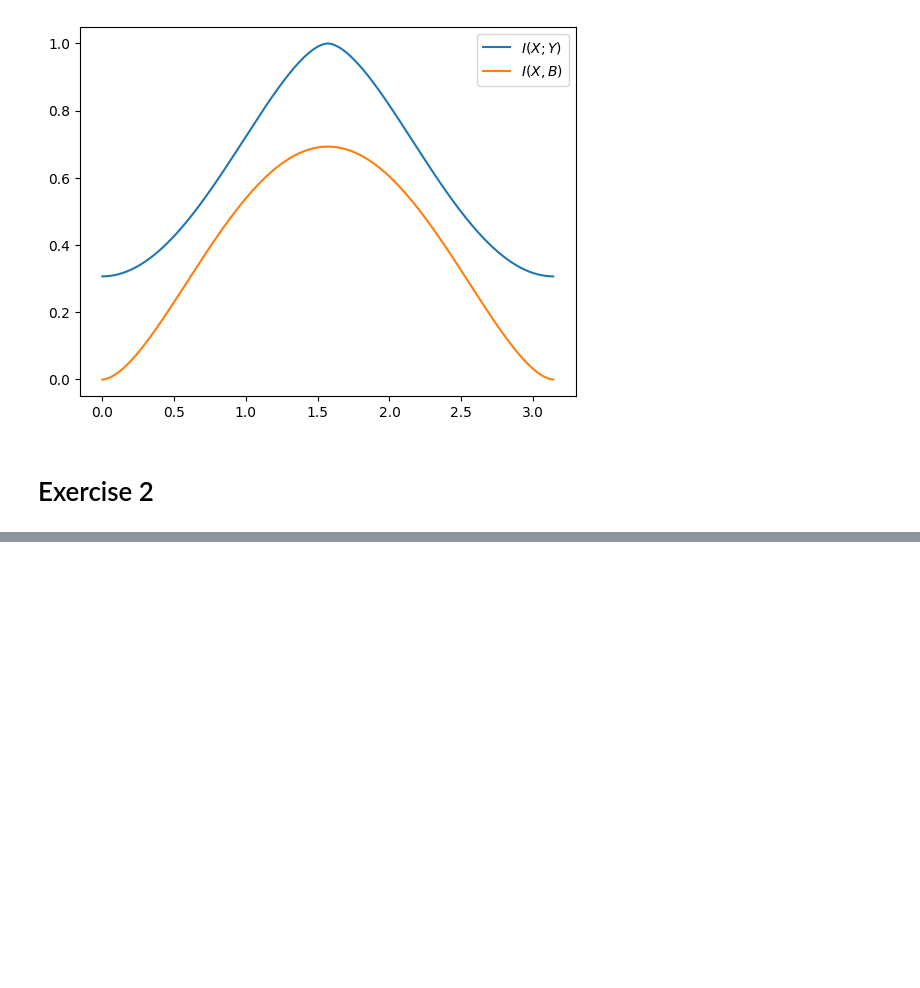
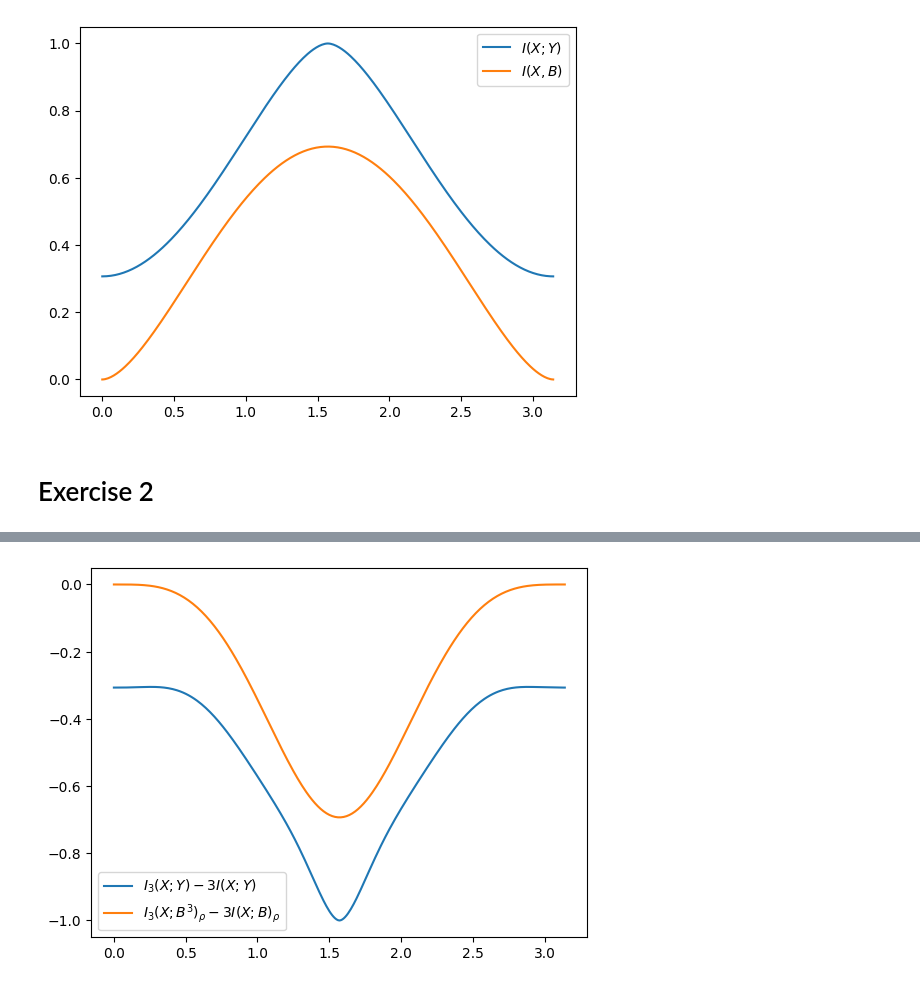
Before and after one commit to pau-torrente/qinfo_homework5, a Jupyter notebook: lhw5_javier.ipynb, the cells around one changed output, grey strips where cells are left out. Saved outputs shown, nothing was run; the diff lists cells and outputs as text; code cells hidden in the pictures; blank space fills up the shorter version.

```diff
--- a/lhw5_javier.ipynb
+++ b/lhw5_javier.ipynb
@@ -84,7 +84,7 @@ def p_ycondx(state: np.array, povm: np.array) -> float:
     proj_rhox = povm @ rhox
     return np.trace(proj_rhox)
 # %%
-def ent_y(theta: float) -> float:
+def ent_y_1(theta: float) -> float:
     """Calculates the entropy of the Y variable
 
     Args:
@@ -106,7 +106,7 @@ def ent_y(theta: float) -> float:
     return -h
 
 
-def ent_xy(theta: float) -> float:
+def ent_xy_1(theta: float) -> float:
     """Calculates the joint entropy of the X and Y variables
 
     Args:
@@ -127,7 +127,7 @@ def ent_xy(theta: float) -> float:
     return -h
 
 
-def I_xy(theta: float) -> float:
+def I_xy_1(theta: float) -> float:
     """Computes the mutual information between the X and Y variables
 
     Args:
@@ -137,12 +137,12 @@ def I_xy(theta: float) -> float:
         float: The mutual information I(X;Y)
     """
     entx = 1.0
-    enty = ent_y(theta)
-    entxy = ent_xy(theta)
+    enty = ent_y_1(theta)
+    entxy = ent_xy_1(theta)
     return entx + enty - entxy
 
 
-def I_xb(theta: float) -> float:
+def I_xb_1(theta: float) -> float:
     """Computes the mutual information between the X and B variables
 
     Args:
@@ -156,12 +156,12 @@ def I_xb(theta: float) -> float:
     return np.sum([-eig * np.log(eig) for eig in eigvals if eig > 1e-5])
 # %%
 angles = np.arange(0, np.pi, 0.01)
-mutual_info_xy = [I_xy(angle) for angle in angles]
-mutual_info_xb = [I_xb(angle) for angle in angles]
+mutual_info_xy_1 = [I_xy_1(angle) for angle in angles]
+mutual_info_xb_1 = [I_xb_1(angle) for angle in angles]
 
 
-plt.plot(angles, mutual_info_xy, label=r"$I(X;Y)$")
-plt.plot(angles, mutual_info_xb, label=r"$I(X,B)$")
+plt.plot(angles, mutual_info_xy_1, label=r"$I(X;Y)$")
+plt.plot(angles, mutual_info_xb_1, label=r"$I(X,B)$")
 plt.legend()
 plt.show()
 # %% [output]
@@ -301,0 +347,10 @@ array([[0., 0., 0., 0., 0., 0., 0., 0.],
+# %%
+i3xy_3ixy = [mutual_info_xy_2[i] - 3 * mutual_info_xy_1[i] for i in range(len(mutual_info_xy_1))]
+i3xb_3ixb = [mutual_info_xb_2[i] - 3 * mutual_info_xb_1[i] for i in range(len(mutual_info_xb_1))]
+# %%
+plt.plot(angles, i3xy_3ixy, label=r"$I_3(X;Y) - 3I(X;Y)$")
+plt.plot(angles, i3xb_3ixb, label=r"$I_3(X;B^3)_\rho - 3I(X;B)_\rho$")
+plt.legend()
+plt.show()
+# %% [output]
+[figure, added]
```
Also changed, not shown: parts of 4 cells of this notebook.
